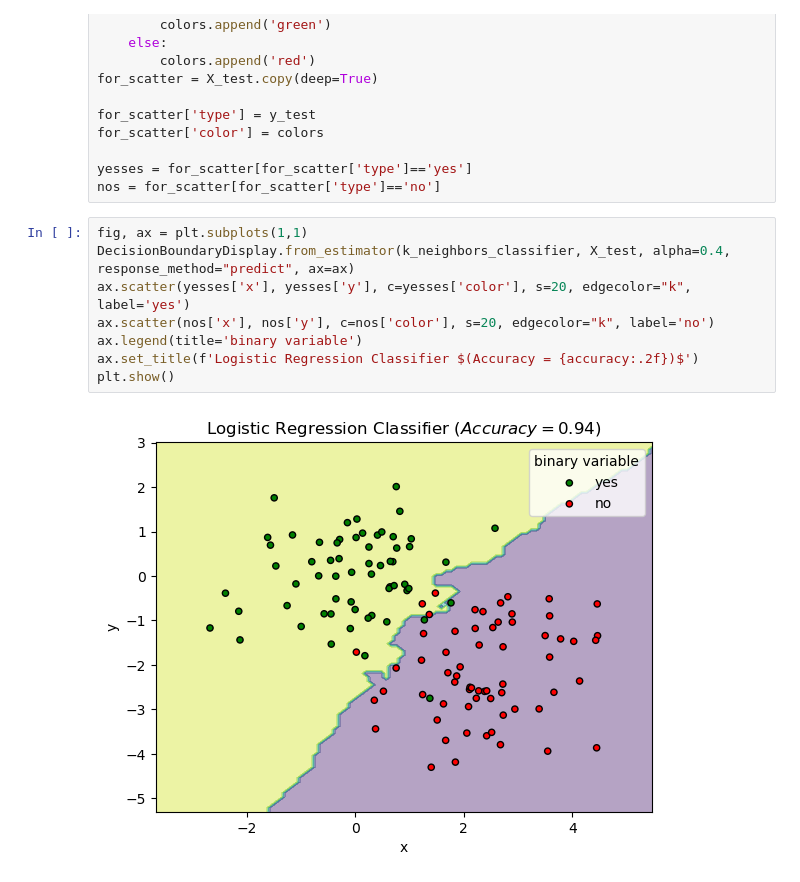
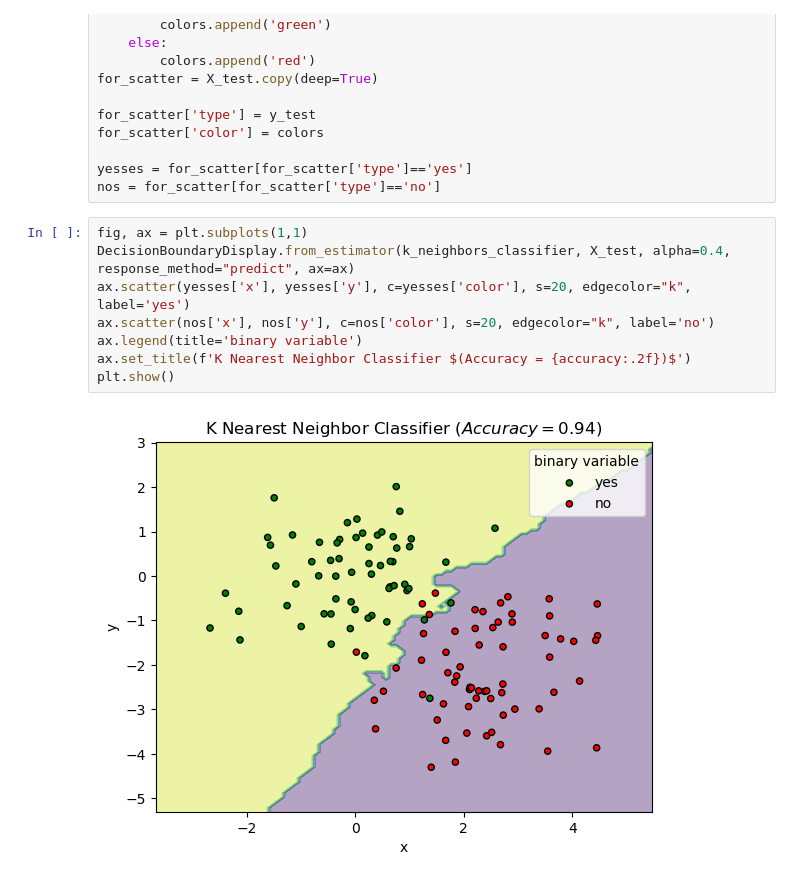
Before and after one commit to papir805/Stanford-ML-Class, a Jupyter notebook: notebooks/k_nearest_neighbors_classifier.ipynb, the cells around one changed output. Cells and saved outputs as stored; diff of their text form.

Commit message:
Changed names of plots

```diff
--- a/notebooks/k_nearest_neighbors_classifier.ipynb
+++ b/notebooks/k_nearest_neighbors_classifier.ipynb
@@ -79,10 +79,10 @@ nos = for_scatter[for_scatter['type']=='no']
 # %%
 fig, ax = plt.subplots(1,1)
 DecisionBoundaryDisplay.from_estimator(k_neighbors_classifier, X_test, alpha=0.4, response_method="predict", ax=ax)
 ax.scatter(yesses['x'], yesses['y'], c=yesses['color'], s=20, edgecolor="k", label='yes')
 ax.scatter(nos['x'], nos['y'], c=nos['color'], s=20, edgecolor="k", label='no')
 ax.legend(title='binary variable')
-ax.set_title(f'Logistic Regression Classifier $(Accuracy = {accuracy:.2f})$')
+ax.set_title(f'K Nearest Neighbor Classifier $(Accuracy = {accuracy:.2f})$')
 plt.show()
 # %% [output]
-[figure, old version]
+[figure, new version]
```
Also changed, not shown: 2 other files.
